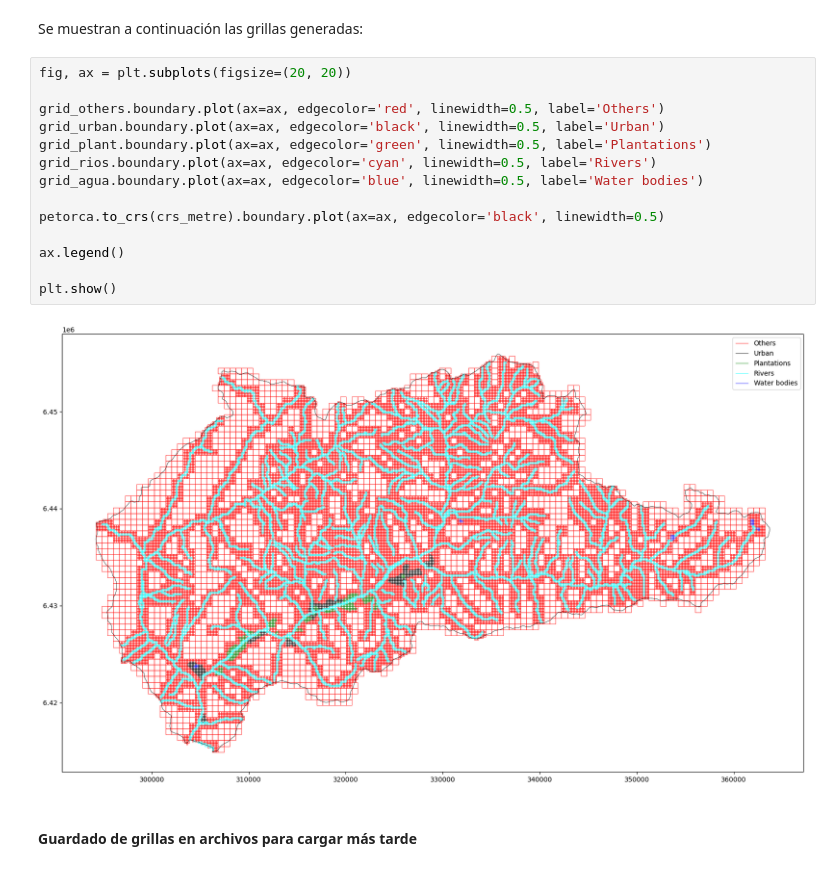
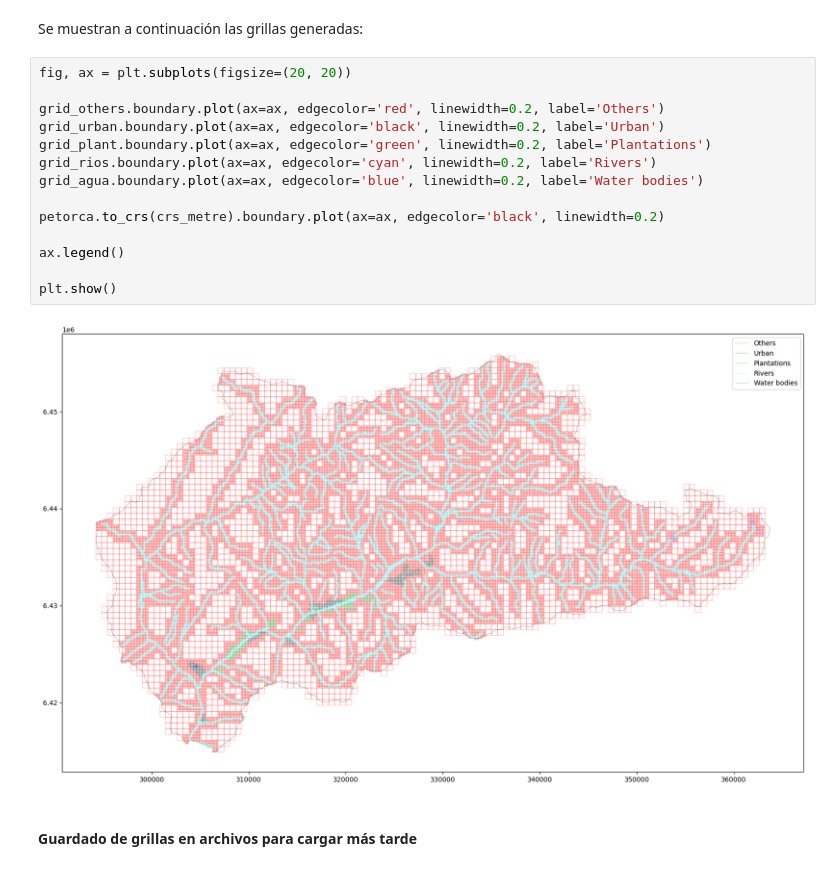
Before and after one commit to rbenatuilv/Escasez-Hidrica-Petorca, a Jupyter notebook: test_image_splitting.ipynb, the cells around one changed output. Cells and saved outputs as stored; diff of their text form.

```diff
--- a/test_image_splitting.ipynb
+++ b/test_image_splitting.ipynb
@@ -197,19 +197,19 @@ Se muestran a continuación las grillas generadas:
 # %%
 fig, ax = plt.subplots(figsize=(20, 20))
 
-grid_others.boundary.plot(ax=ax, edgecolor='red', linewidth=0.5, label='Others')
-grid_urban.boundary.plot(ax=ax, edgecolor='black', linewidth=0.5, label='Urban')
-grid_plant.boundary.plot(ax=ax, edgecolor='green', linewidth=0.5, label='Plantations')
-grid_rios.boundary.plot(ax=ax, edgecolor='cyan', linewidth=0.5, label='Rivers')
-grid_agua.boundary.plot(ax=ax, edgecolor='blue', linewidth=0.5, label='Water bodies')
+grid_others.boundary.plot(ax=ax, edgecolor='red', linewidth=0.2, label='Others')
+grid_urban.boundary.plot(ax=ax, edgecolor='black', linewidth=0.2, label='Urban')
+grid_plant.boundary.plot(ax=ax, edgecolor='green', linewidth=0.2, label='Plantations')
+grid_rios.boundary.plot(ax=ax, edgecolor='cyan', linewidth=0.2, label='Rivers')
+grid_agua.boundary.plot(ax=ax, edgecolor='blue', linewidth=0.2, label='Water bodies')
 
-petorca.to_crs(crs_metre).boundary.plot(ax=ax, edgecolor='black', linewidth=0.5)
+petorca.to_crs(crs_metre).boundary.plot(ax=ax, edgecolor='black', linewidth=0.2)
 
 ax.legend()
 
 plt.show()
 # %% [output]
-[figure, old version]
+[figure, new version]
 # %% [markdown]
 #### Guardado de grillas en archivos para cargar más tarde
 # %%
```
Also changed, not shown: parts of 1 cell of this notebook, 4 other files.
